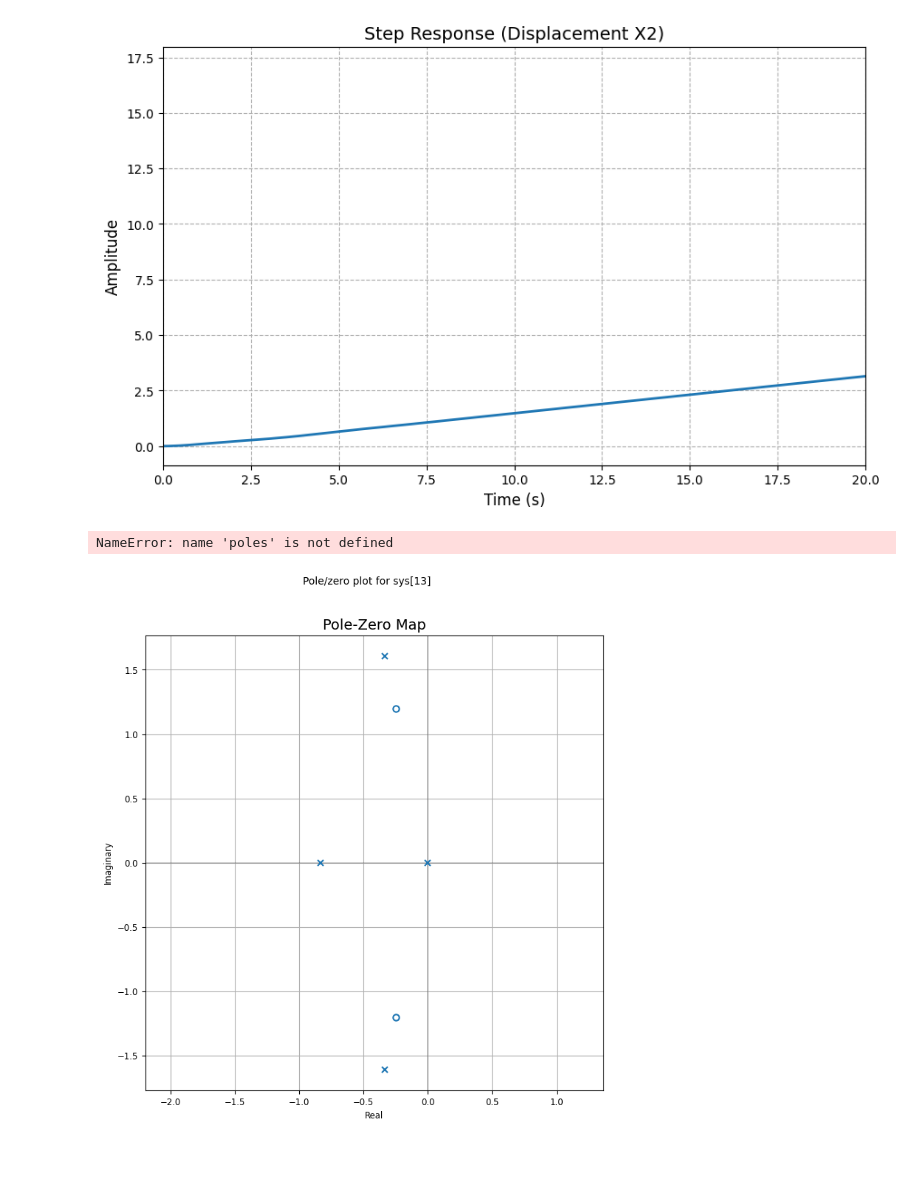
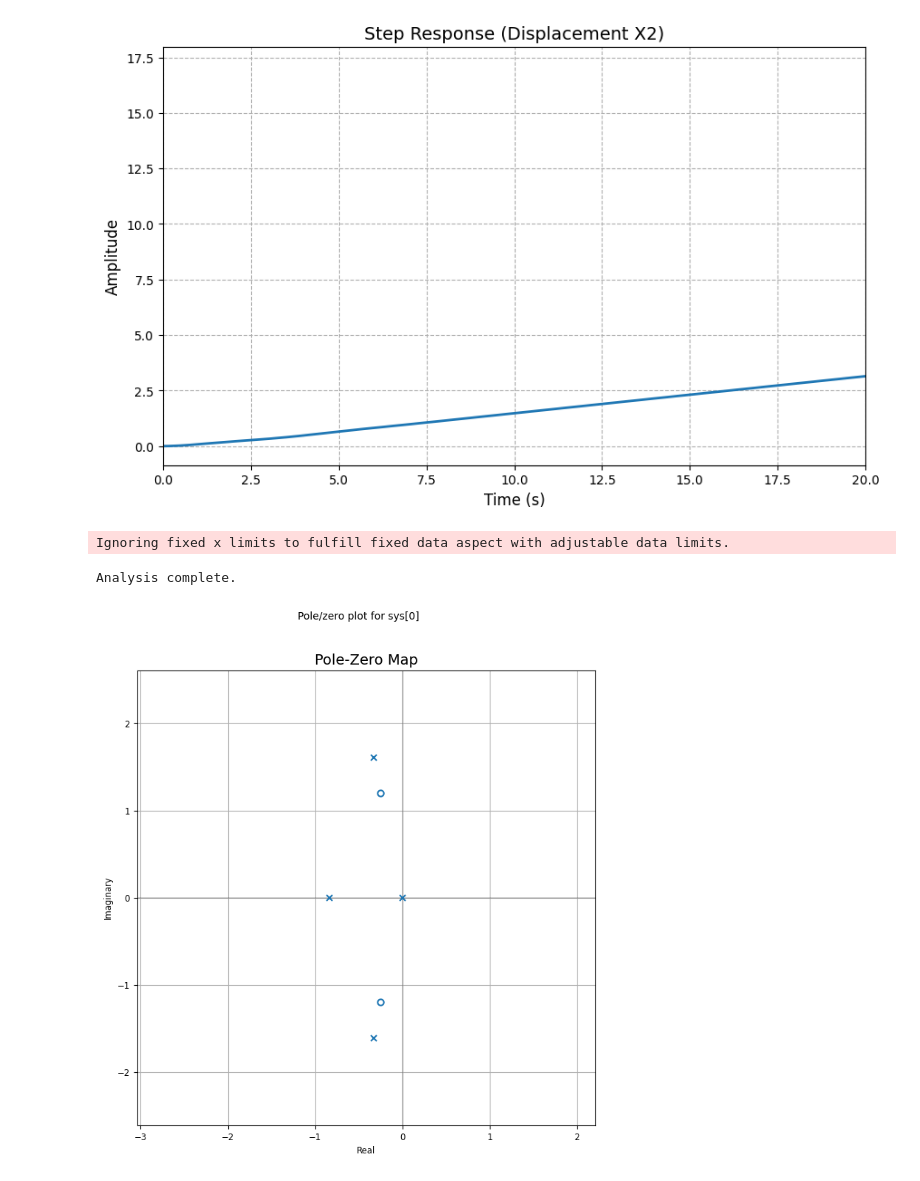
Before and after one commit to LatinaAC/ControlSystem, a Jupyter notebook: MidtermExam/Problem03.ipynb, the cells around one changed output. Cells and saved outputs as stored; diff of their text form; code cells hidden in the pictures.

```diff
--- a/MidtermExam/Problem03.ipynb
+++ b/MidtermExam/Problem03.ipynb
@@ -23,15 +23,19 @@ plt.savefig('step_response.png')
 # %%
 # 2. Pole-Zero Map
 plt.figure(figsize=(8, 8))
 control.pzmap(sys, plot=True)
-poles = control.pole(sys)
+
+# Correct function name: poles
+poles = control.poles(sys)
+
 plt.title('Pole-Zero Map', fontsize=14)
 plt.grid(True)
 plt.xlim(np.real(poles).min() - 1, 1)
 plt.ylim(np.imag(poles).min() - 1, np.imag(poles).max() + 1)
 plt.savefig('pzmap.png')
 
 print("Analysis complete.")
 # %% [output]
-NameError: name 'poles' is not defined
+Ignoring fixed x limits to fulfill fixed data aspect with adjustable data limits.
+Analysis complete.
-[figure, old version]
+[figure, new version]
```
